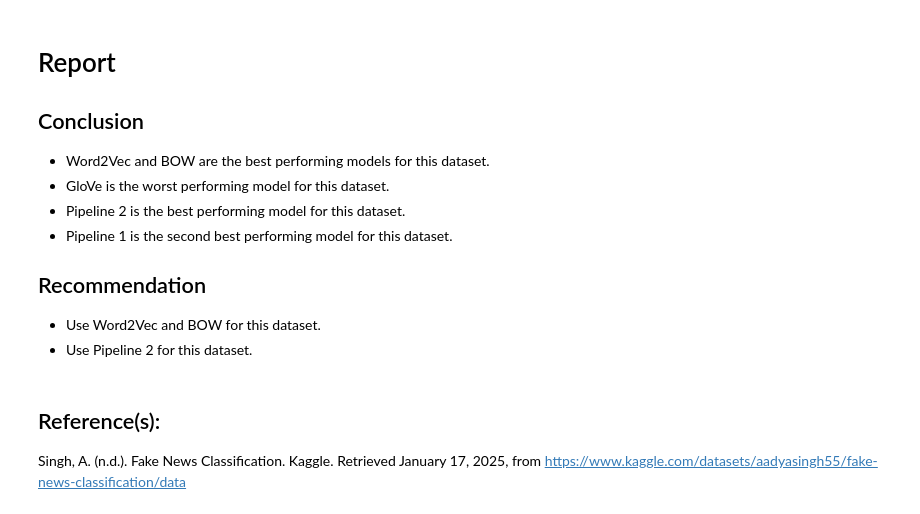
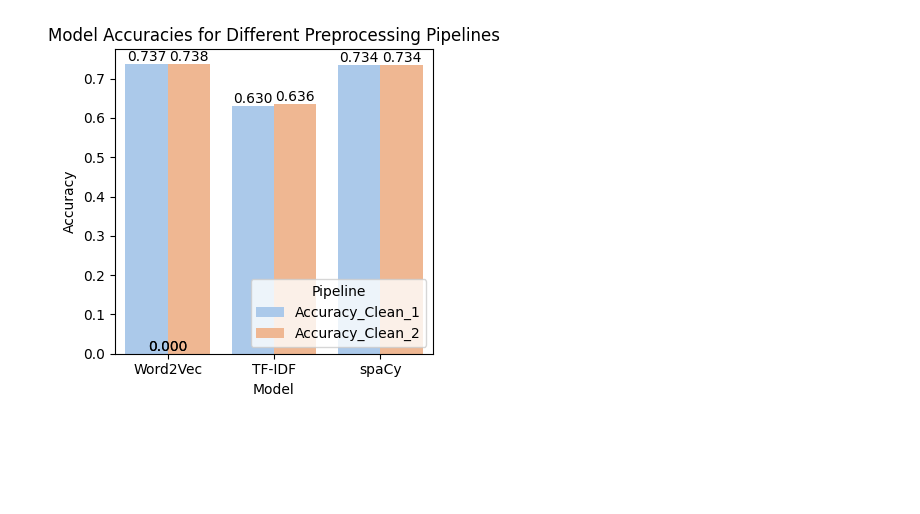
Before and after one commit to innozent/nlp_project1, a Jupyter notebook: Pholsomboon_1254311.ipynb, the cells around one changed output. Saved outputs shown, nothing was run; the diff lists cells and outputs as text; code cells hidden in the pictures; blank space fills up the shorter version.

```diff
--- a/Pholsomboon_1254311.ipynb
+++ b/Pholsomboon_1254311.ipynb
@@ -429,15 +233,0 @@ plt.show()
-# %% [markdown]
-# Report
-
-## Conclusion
-- Word2Vec and BOW are the best performing models for this dataset.
-- GloVe is the worst performing model for this dataset.
-- Pipeline 2 is the best performing model for this dataset.
-- Pipeline 1 is the second best performing model for this dataset.
-
-## Recommendation
-- Use Word2Vec and BOW for this dataset.
-- Use Pipeline 2 for this dataset.
-# %% [markdown]
-## Reference(s):
-Singh, A. (n.d.). Fake News Classification. Kaggle. Retrieved January 17, 2025, from https://www.kaggle.com/datasets/aadyasingh55/fake-news-classification/data
@@ -443,0 +383,35 @@ Singh, A. (n.d.). Fake News Classification. Kaggle. Retrieved January 17, 2025,
+# %%
+accuracy_df = pd.DataFrame({
+    'Model': ['Word2Vec', 'TF-IDF', 'spaCy'],
+    'Accuracy_Clean_1': [accuracy_a1_X1, accuracy_a2_X1, accuracy_a3_X1],
+    'Accuracy_Clean_2': [accuracy_a1_X2, accuracy_a2_X2, accuracy_a3_X2]
+})
+
+# Melt the dataframe for easier plotting
+accuracy_df_melted = accuracy_df.melt(id_vars=['Model'],
+                                    value_vars=['Accuracy_Clean_1', 'Accuracy_Clean_2'],
+                                    var_name='Accuracy Type',
+                                    value_name='Accuracy')
+
+accuracy_df['Accuracy'] = (accuracy_df['Accuracy_Clean_1'] + accuracy_df['Accuracy_Clean_2'])/ 2
+accuracy_df.sort_values(by='Accuracy', ascending=False, inplace=True)
+
+plt.figure(figsize=(4, 4))
+ax = sns.barplot(x='Model', y='Accuracy', hue='Accuracy Type', data=accuracy_df_melted)
+
+# Add value labels on top of each bar
+for p in ax.patches:
+    ax.annotate(format(p.get_height(), '.3f'),
+                (p.get_x() + p.get_width() / 2., p.get_height()),
+                ha = 'center', va = 'center',
+                xytext = (0, 5),
+                textcoords = 'offset points')
+
+plt.title('Model Accuracies for Different Preprocessing Pipelines')
+plt.ylabel('Accuracy')
+plt.xlabel('Model')
+plt.legend(title='Pipeline', loc='lower right')
+plt.tight_layout()
+plt.show()
+# %% [output]
+[figure, added]
```
Also changed, not shown: parts of 24 cells of this notebook.
